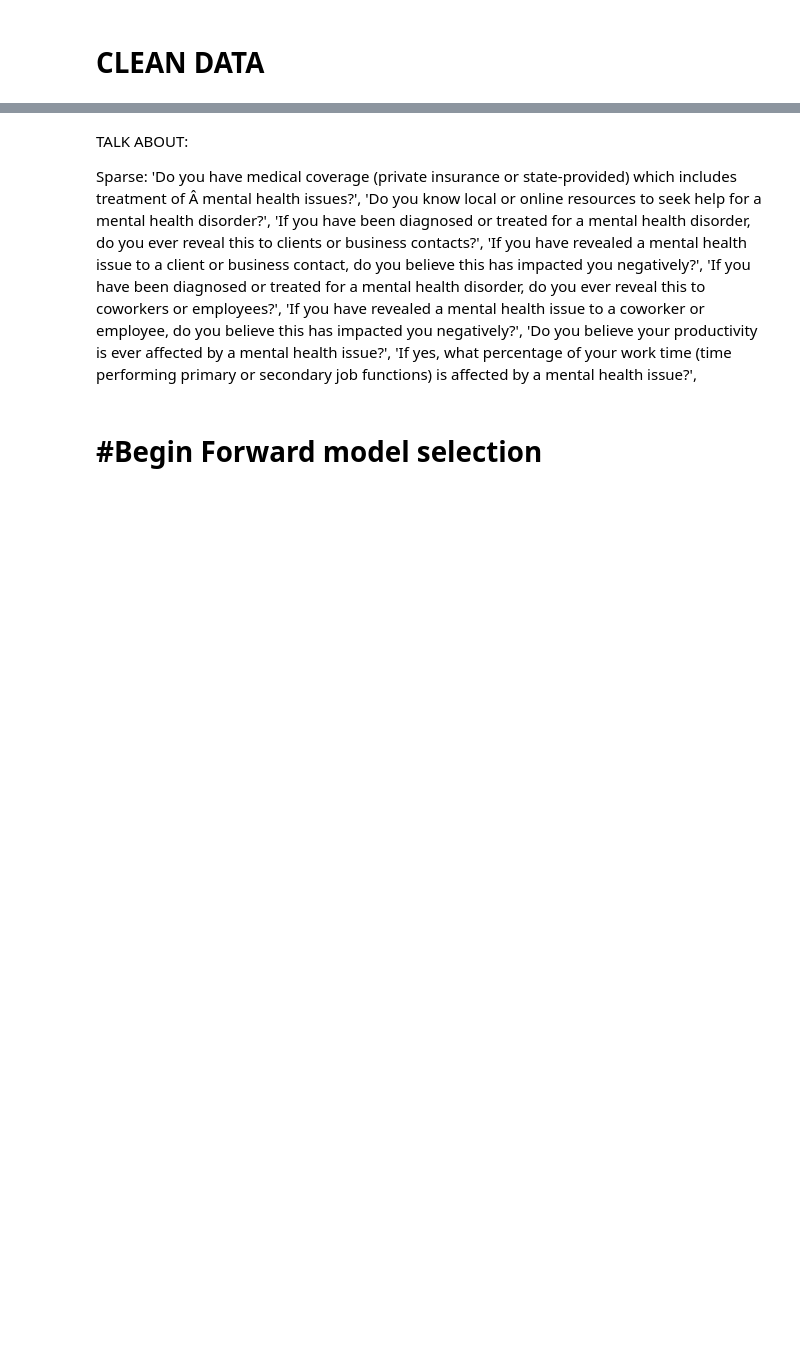
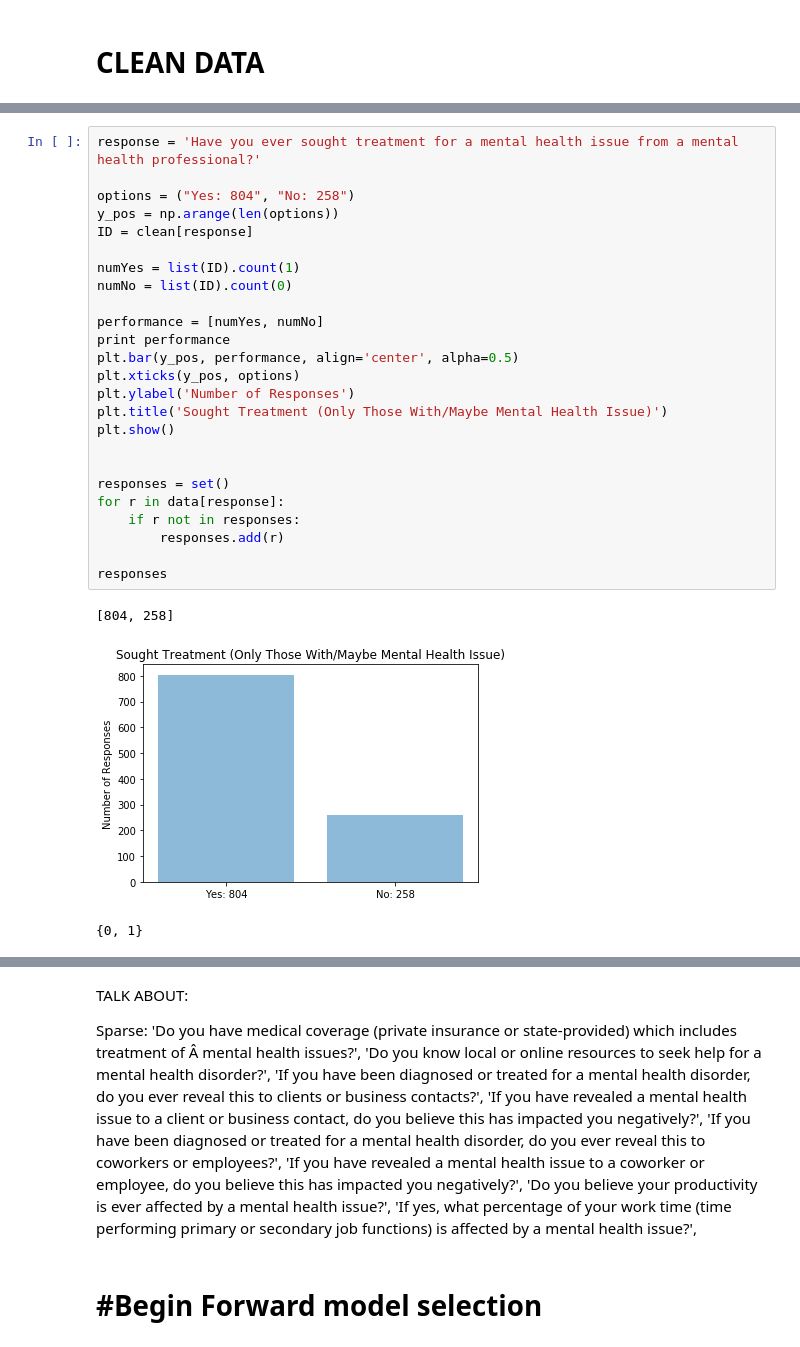
Before and after one commit to cubskru/COGS109MentalHealth, a Jupyter notebook: models.ipynb, the cells around one changed output, grey strips where cells are left out. Cells and saved outputs as stored; diff of their text form; blank space fills up the shorter version.

```diff
--- a/models.ipynb
+++ b/models.ipynb
@@ -159,0 +224,29 @@ clean.to_csv('clean.csv')
+# %%
+response = 'Have you ever sought treatment for a mental health issue from a mental health professional?'
+
+options = ("Yes: 804", "No: 258")
+y_pos = np.arange(len(options))
+ID = clean[response]
+
+numYes = list(ID).count(1)
+numNo = list(ID).count(0)
+
+performance = [numYes, numNo]
+print performance
+plt.bar(y_pos, performance, align='center', alpha=0.5)
+plt.xticks(y_pos, options)
+plt.ylabel('Number of Responses')
+plt.title('Sought Treatment (Only Those With/Maybe Mental Health Issue)')
+plt.show()
+
+
+responses = set()
+for r in data[response]:
+    if r not in responses:
+        responses.add(r)
+
+responses
+# %% [output]
+[804, 258]
+[figure, added]
+{0, 1}
```
Also changed, not shown: parts of 10 cells of this notebook, 1 other file.
